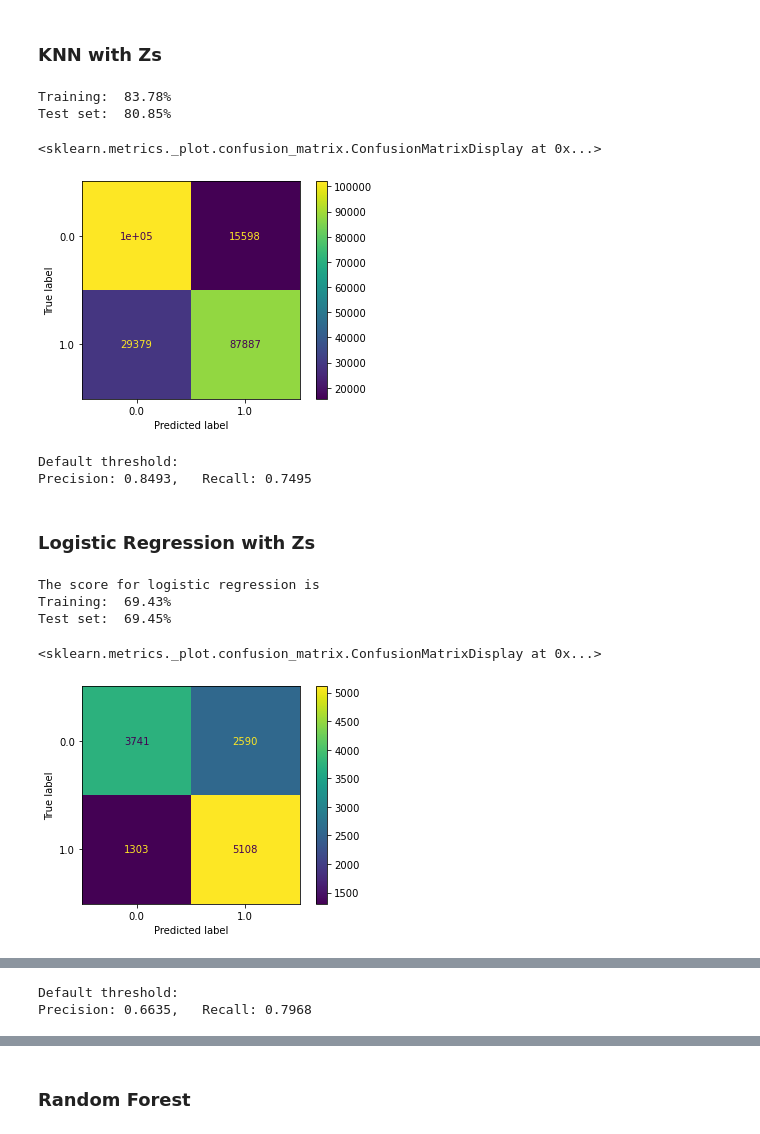
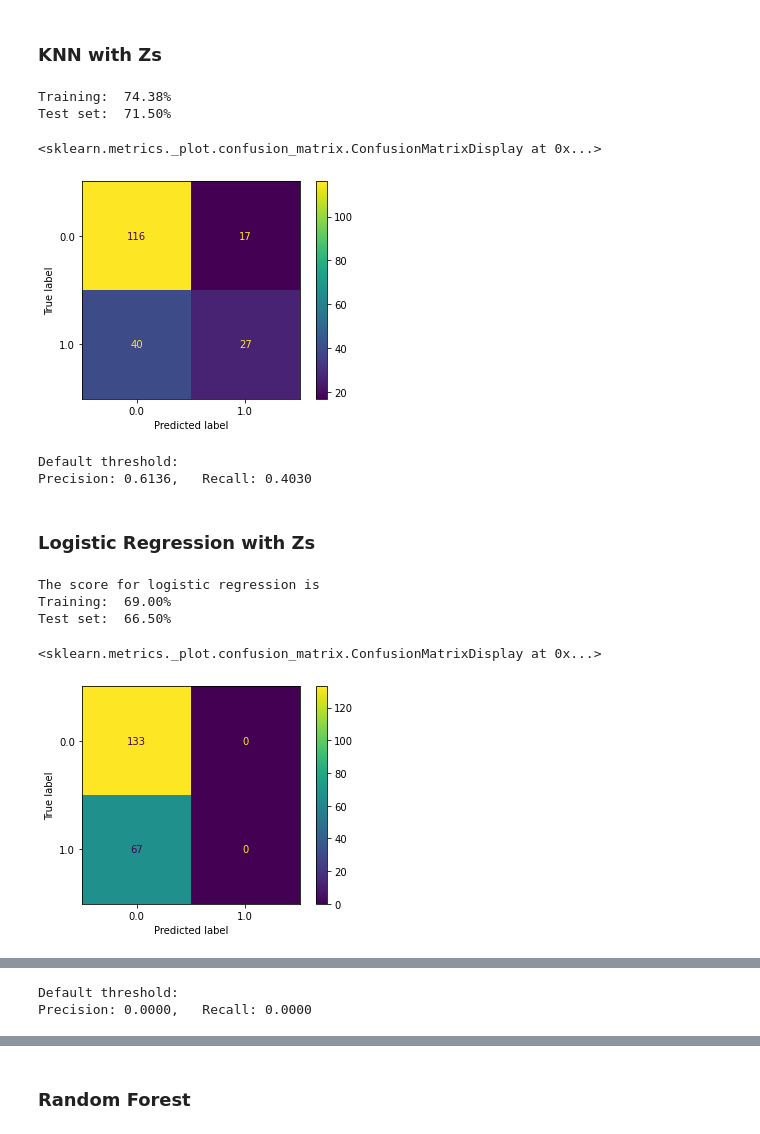
Before and after one commit to nhorton04/p3_mb, a Jupyter notebook: Only models.ipynb, the cells around one changed output, grey strips where cells are left out. Cells and saved outputs as stored; diff of their text form; code cells hidden in the pictures.

```diff
--- a/Only models.ipynb
+++ b/Only models.ipynb
@@ -77,8 +77,8 @@ ys = sampled target
 Z = small selection of features (8) ,
 Zs = sampled selected features
 # %%
-X, Xs, y, ys = selected_columns.drop(columns=['>50K', 'YRMARR', 'PWTYPE', 'BPLD', 'DEGFIELDD', 'EDUCD', 'PWMET13', 'BIRTHYR', 'SLWT', 'BPLD', 'RELATED', 'ANCESTR1D', 'EMPSTATD', 'PWMET13ERR', 'COUNTYICP']), tw.drop(columns=['>50K', 'YRMARR', 'PWTYPE', 'BPLD', 'DEGFIELDD', 'EDUCD', 'PWMET13', 'BIRTHYR', 'SLWT', 'BPLD', 'RELATED', 'ANCESTR1D', 'EMPSTATD', 'PWMET13ERR', 'COUNTYICP']), selected_columns.filter(['>50K']), tw.filter(['>50K'])
-Z, Zs = selected_columns.filter(['EDUC', 'UHRSWORK', 'OCC', 'VALUEH', 'DEGFIELD', 'AGE', 'SEX', 'RACE', 'TRANWORK']), tw.filter(['EDUC', 'UHRSWORK', 'OCC', 'VALUEH', 'DEGFIELD', 'AGE', 'SEX', 'RACE', 'TRANWORK'])
+X, Xs, y, ys = selected_columns.drop(columns=['>50K', 'YRMARR', 'PWTYPE', 'BPLD', 'DEGFIELDD', 'EDUCD', 'PWMET13', 'BIRTHYR', 'SLWT', 'BPLD', 'RELATED', 'ANCESTR1D', 'EMPSTATD', 'PWMET13ERR', 'COUNTYICP']), ttw.drop(columns=['>50K', 'YRMARR', 'PWTYPE', 'BPLD', 'DEGFIELDD', 'EDUCD', 'PWMET13', 'BIRTHYR', 'SLWT', 'BPLD', 'RELATED', 'ANCESTR1D', 'EMPSTATD', 'PWMET13ERR', 'COUNTYICP']), selected_columns.filter(['>50K']), ttw.filter(['>50K'])
+Z, Zs = selected_columns.filter(['EDUC', 'UHRSWORK', 'OCC', 'VALUEH', 'DEGFIELD', 'AGE', 'SEX', 'RACE', 'TRANWORK']), ttw.filter(['EDUC', 'UHRSWORK', 'OCC', 'VALUEH', 'DEGFIELD', 'AGE', 'SEX', 'RACE', 'TRANWORK'])
 
 X_train, X_test, y_train, y_test = train_test_split(X, y, test_size=0.2, random_state=42)
 Xs_train, Xs_test, ys_train, ys_test = train_test_split(Xs, ys, test_size=0.2, random_state=42)
@@ -162,3 +149,5 @@ leftover
 
 Ws = pd.concat([leftover, occ, sex, degfield, edu], axis=1)
 Ws
+
+Ws_train, Ws_test, ys_train, ys_test = train_test_split(Ws, ys, test_size=0.2, random_state=42)
@@ -204,31 +179,31 @@ sns.countplot(resampled_ys['>50K'])
 # %% [markdown]
 #### New train/test holdout for undersampled data
 # %%
-Ws_train, Ws_test, ys_train, ys_test = train_test_split(resampled_Ws, resampled_ys, test_size=0.2, random_state=42)
-Zr_train, Zr_test, qr_train, qr_test = train_test_split(resampled_Z, resampled_y, test_size=0.2, random_state=42)
+# Ws_train, Ws_test, ys_train, ys_test = train_test_split(resampled_Ws, resampled_ys, test_size=0.2, random_state=42)
+# Zr_train, Zr_test, qr_train, qr_test = train_test_split(resampled_Z, resampled_y, test_size=0.2, random_state=42)
 # %% [markdown]
 ### KNN with Zs
 # %%
 knn = KNeighborsClassifier(n_neighbors=10, n_jobs=-1)
-knn.fit(Zr_train, qr_train)
-print("Training: {:6.2f}%".format(100*knn.score(Zr_train, qr_train)))
-print("Test set: {:6.2f}%".format(100*knn.score(Zr_test, qr_test)))
+knn.fit(Ws_train, ys_train)
+print("Training: {:6.2f}%".format(100*knn.score(Ws_train, ys_train)))
+print("Test set: {:6.2f}%".format(100*knn.score(Ws_test, ys_test)))
 # %% [output]
-Training:  83.78%
-Test set:  80.85%
+Training:  74.38%
+Test set:  71.50%
 # %%
-plot_confusion_matrix(knn, Zr_test, qr_test)
+plot_confusion_matrix(knn, Ws_test, ys_test)
 # %% [output]
 <sklearn.metrics._plot.confusion_matrix.ConfusionMatrixDisplay at 0x...>
-[figure, old version]
+[figure, new version]
 # %%
-qr_predict = knn.predict(Zr_test)
+ys_predict = knn.predict(Ws_test)
 print("Default threshold:")
-print("Precision: {:6.4f},   Recall: {:6.4f}".format(precision_score(qr_test, qr_predict),
-                                                     recall_score(qr_test, qr_predict)))
+print("Precision: {:6.4f},   Recall: {:6.4f}".format(precision_score(ys_test, ys_predict),
+                                                     recall_score(ys_test, ys_predict)))
 # %% [output]
 Default threshold:
-Precision: 0.8493,   Recall: 0.7495
+Precision: 0.6136,   Recall: 0.4030
 # %% [markdown]
 ### Logistic Regression with Zs
 # %%
@@ -239,13 +214,13 @@ print("Training: {:6.2f}%".format(100*logit.score(Ws_train, ys_train)))
 print("Test set: {:6.2f}%".format(100*logit.score(Ws_test, ys_test)))
 # %% [output]
 The score for logistic regression is
-Training:  69.43%
-Test set:  69.45%
+Training:  69.00%
+Test set:  66.50%
 # %%
 plot_confusion_matrix(logit, Ws_test, ys_test)
 # %% [output]
 <sklearn.metrics._plot.confusion_matrix.ConfusionMatrixDisplay at 0x...>
-[figure, old version]
+[figure, new version]
 # %% [markdown]
 <img src=https://newbiettn.github.io/images/confusion-matrix-noted.jpg width="250">
 # %%
@@ -255,4 +230,4 @@ print("Precision: {:6.4f},   Recall: {:6.4f}".format(precision_score(ys_test, ys
                                                      recall_score(ys_test, ys_predict)))
 # %% [output]
 Default threshold:
-Precision: 0.6635,   Recall: 0.7968
+Precision: 0.0000,   Recall: 0.0000
```
Also changed, not shown: parts of 15 cells of this notebook, 7 other files.
